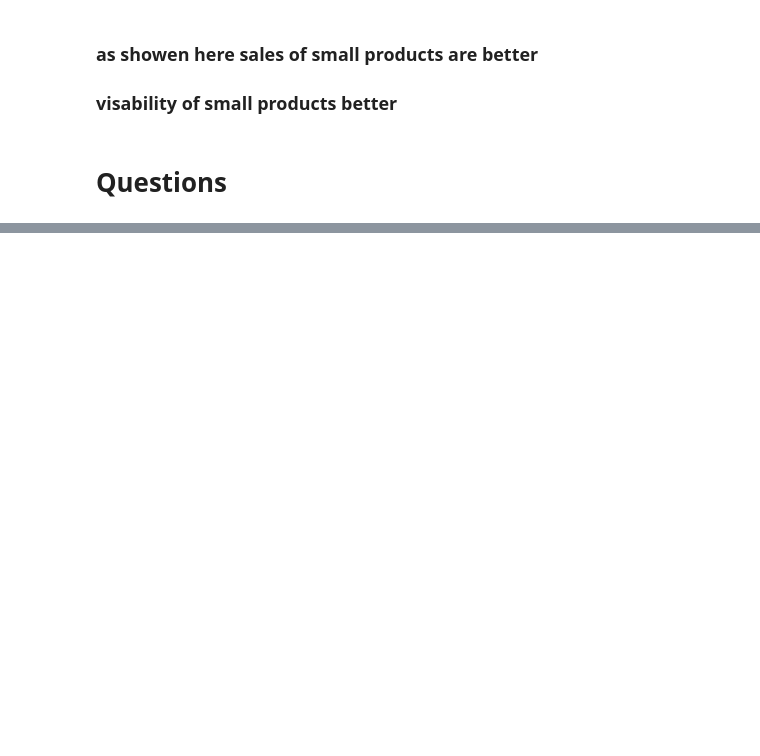
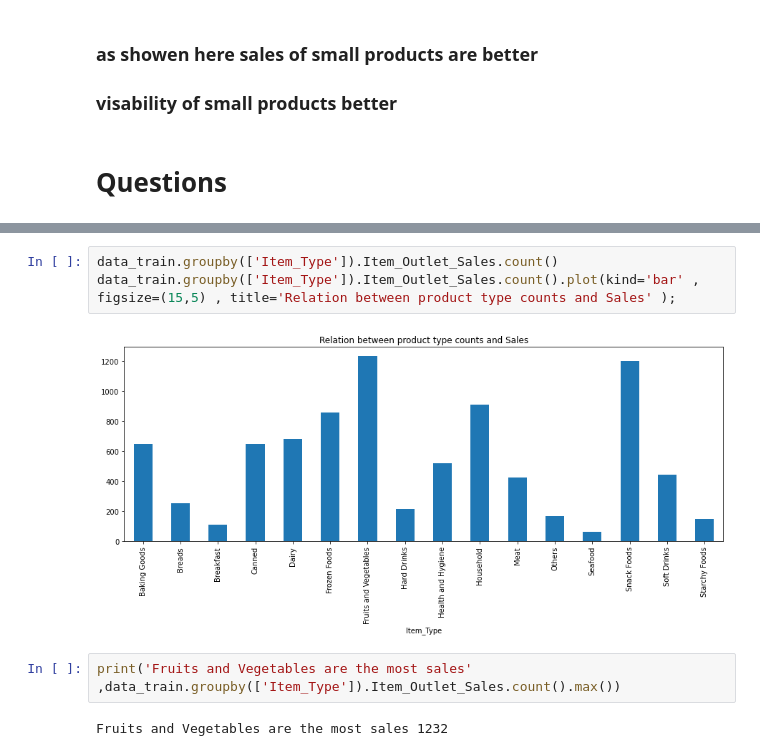
Before and after one commit to Aly-Reda/BigMart-Sales-Data, a Jupyter notebook: Investigate_a_Dataset.ipynb, the cells around one changed output, grey strips where cells are left out. Drawn from its saved outputs; the diff is of its cells as text; blank space fills up the shorter version.

```diff
--- a/Investigate_a_Dataset.ipynb
+++ b/Investigate_a_Dataset.ipynb
@@ -136,0 +150,9 @@ data_train.hist(figsize=(10,8));
+# %%
+data_train.groupby(['Item_Type']).Item_Outlet_Sales.count()
+data_train.groupby(['Item_Type']).Item_Outlet_Sales.count().plot(kind='bar' , figsize=(15,5) , title='Relation between product type counts and Sales' );
+# %% [output]
+[figure, added]
+# %%
+print('Fruits and Vegetables are the most sales' ,data_train.groupby(['Item_Type']).Item_Outlet_Sales.count().max())
+# %% [output]
+Fruits and Vegetables are the most sales 1232
```
Also changed, not shown: parts of 18 cells of this notebook.
